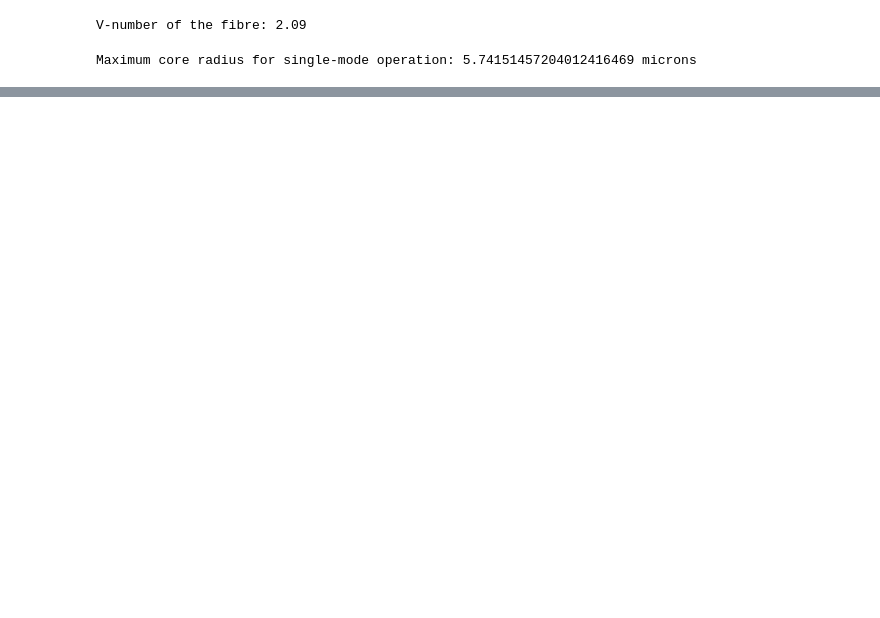
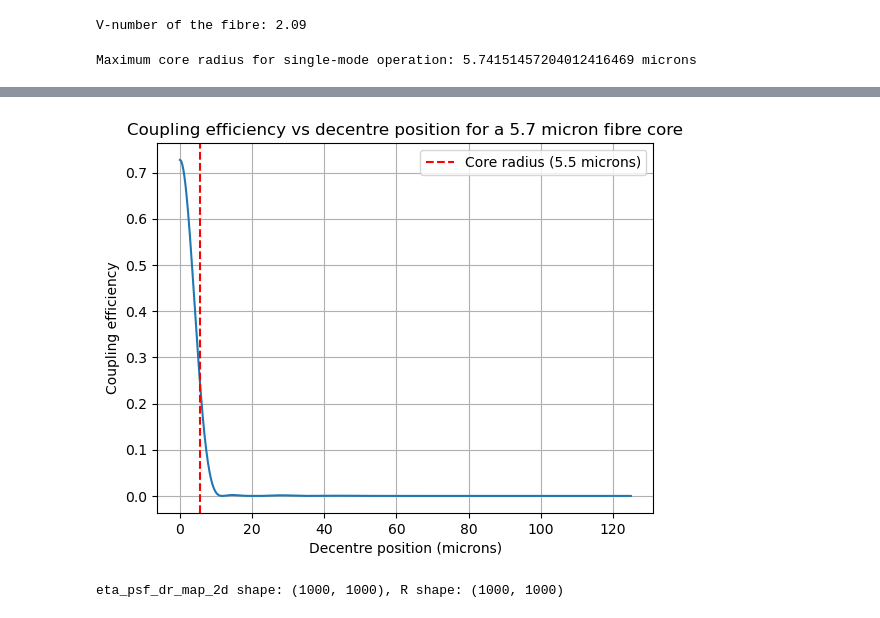
Before and after one commit to TongyueLiu/OH-Suppression-MRes-Project, a Jupyter notebook: notebooks/surface_brightness_profiles/GOODS12965_z_1_galaxy.ipynb, the cells around one changed output, grey strips where cells are left out. Cells and saved outputs as stored; diff of their text form; code cells hidden in the pictures; blank space fills up the shorter version.

```diff
--- a/notebooks/surface_brightness_profiles/GOODS12965_z_1_galaxy.ipynb
+++ b/notebooks/surface_brightness_profiles/GOODS12965_z_1_galaxy.ipynb
@@ -492,0 +700,10 @@ lam0 = 1.5e-6 # wavelength of beam in vacuum
+# %%
+# Only test for a single normalised frequency at r=5.7microns for my first test of decentred position
+prepared_smf_mode_5p7micron = prepare_modes_2d(
+                                x, y,
+                                a=5.7e-6,
+                                NA=NA,
+                                lam0=lam0,
+                                az_sym=True,
+                                mode_case="few_mode"
+                            )
@@ -492,0 +730,13 @@ lam0 = 1.5e-6 # wavelength of beam in vacuum
+# %%
+decentre_array_cladding = np.linspace(0, r_max, 500) # array of decentre positions from 0 to r_max, in meters
+
+eta_psf_clad_5p7_decent_array, mode_result_single_5p7_clad = eta_psf_vs_decentre_position_2d(
+    prepared_smf_mode_5p7micron,
+    x, y, x_1d, y_1d,
+    lam0=lam0,
+    F_eff=F_fibre,
+    alpha=alpha_vlt,
+    decentre_array=decentre_array_cladding,
+    E_S=1.0,
+    direction_angle=0.0
+)
@@ -492,0 +763,21 @@ lam0 = 1.5e-6 # wavelength of beam in vacuum
+# %%
+plt.plot(decentre_array_cladding*1e6, eta_psf_clad_5p7_decent_array)
+plt.xlabel("Decentre position (microns)")
+plt.ylabel("Coupling efficiency")
+plt.title("Coupling efficiency vs decentre position for a 5.7 micron fibre core")
+plt.axvline(5.5, color='r', linestyle='--', label='Core radius (5.5 microns)')
+plt.legend()
+plt.grid()
+# %% [output]
+[figure, added]
+# %%
+radial_vec1d = decentre_array_cladding
+eta_vec1d = eta_psf_clad_5p7_decent_array
+
+R = np.sqrt(x**2 + y**2)
+
+eta_psf_dr_map_2d = np.interp(R.ravel(), radial_vec1d, eta_vec1d, left=eta_vec1d[0], right=eta_vec1d[-1]).reshape(R.shape)
+
+print(f"eta_psf_dr_map_2d shape: {eta_psf_dr_map_2d.shape}, R shape: {R.shape}")
+# %% [output]
+eta_psf_dr_map_2d shape: (1000, 1000), R shape: (1000, 1000)
```
Also changed, not shown: parts of 36 cells of this notebook.
